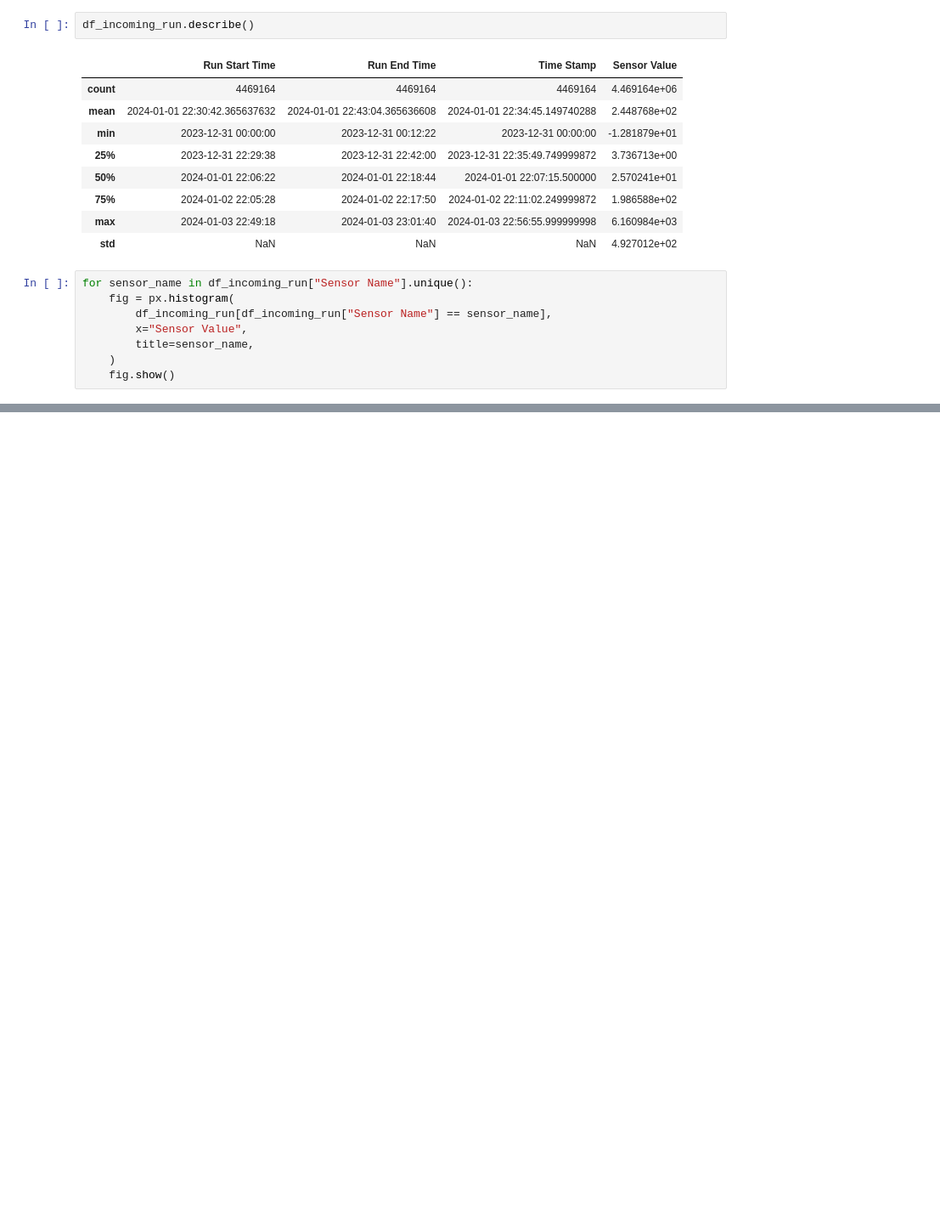
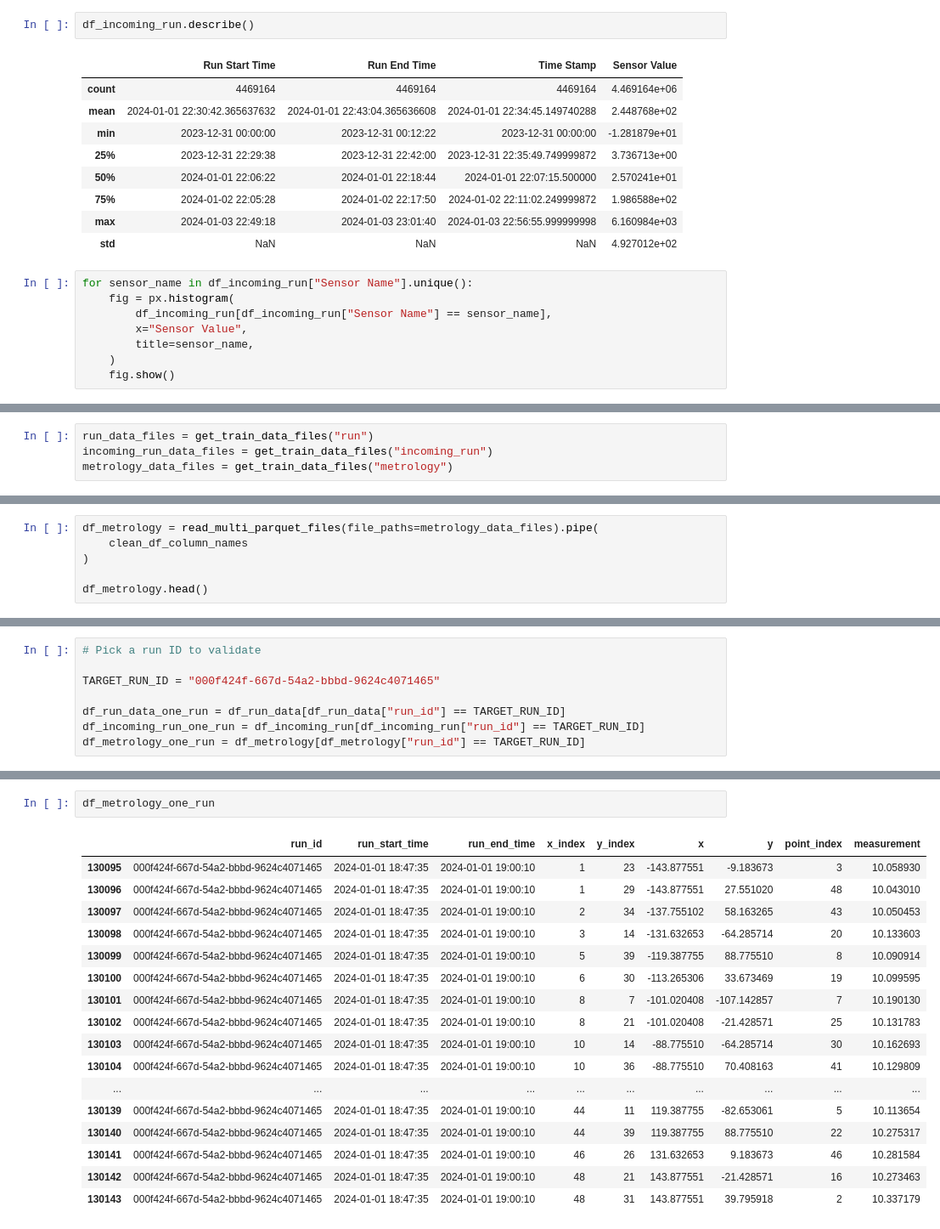
Before and after one commit to InsomaniacElf/Micron-AI-Challenge, a Jupyter notebook: 0_eda.ipynb, the cells around one changed output, grey strips where cells are left out. Shown at 85% size. Saved outputs shown, nothing was run; the diff lists cells and outputs as text; blank space fills up the shorter version.

```diff
--- a/0_eda.ipynb
+++ b/0_eda.ipynb
@@ -57,0 +68,4 @@ for sensor_name in df_incoming_run["Sensor Name"].unique():
+# %%
+run_data_files = get_train_data_files("run")
+incoming_run_data_files = get_train_data_files("incoming_run")
+metrology_data_files = get_train_data_files("metrology")
@@ -57,0 +98,6 @@ for sensor_name in df_incoming_run["Sensor Name"].unique():
+# %%
+df_metrology = read_multi_parquet_files(file_paths=metrology_data_files).pipe(
+    clean_df_column_names
+)
+
+df_metrology.head()
@@ -57,0 +115,8 @@ for sensor_name in df_incoming_run["Sensor Name"].unique():
+# %%
+# Pick a run ID to validate
+
+TARGET_RUN_ID = "000f424f-667d-54a2-bbbd-9624c4071465"
+
+df_run_data_one_run = df_run_data[df_run_data["run_id"] == TARGET_RUN_ID]
+df_incoming_run_one_run = df_incoming_run[df_incoming_run["run_id"] == TARGET_RUN_ID]
+df_metrology_one_run = df_metrology[df_metrology["run_id"] == TARGET_RUN_ID]
@@ -57,0 +155,20 @@ for sensor_name in df_incoming_run["Sensor Name"].unique():
+# %%
+df_metrology_one_run
+# %% [output]
+|  | run_id | run_start_time | run_end_time | x_index | y_index | x | y | point_index | measurement |
+| 130095 | 000f424f-667d-54a2-bbbd-9624c4071465 | 2024-01-01 18:47:35 | 2024-01-01 19:00:10 | 1 | 23 | -143.877551 | -9.183673 | 3 | 10.058930 |
+| 130096 | 000f424f-667d-54a2-bbbd-9624c4071465 | 2024-01-01 18:47:35 | 2024-01-01 19:00:10 | 1 | 29 | -143.877551 | 27.551020 | 48 | 10.043010 |
+| 130097 | 000f424f-667d-54a2-bbbd-9624c4071465 | 2024-01-01 18:47:35 | 2024-01-01 19:00:10 | 2 | 34 | -137.755102 | 58.163265 | 43 | 10.050453 |
+| 130098 | 000f424f-667d-54a2-bbbd-9624c4071465 | 2024-01-01 18:47:35 | 2024-01-01 19:00:10 | 3 | 14 | -131.632653 | -64.285714 | 20 | 10.133603 |
+| 130099 | 000f424f-667d-54a2-bbbd-9624c4071465 | 2024-01-01 18:47:35 | 2024-01-01 19:00:10 | 5 | 39 | -119.387755 | 88.775510 | 8 | 10.090914 |
+| 130100 | 000f424f-667d-54a2-bbbd-9624c4071465 | 2024-01-01 18:47:35 | 2024-01-01 19:00:10 | 6 | 30 | -113.265306 | 33.673469 | 19 | 10.099595 |
+| 130101 | 000f424f-667d-54a2-bbbd-9624c4071465 | 2024-01-01 18:47:35 | 2024-01-01 19:00:10 | 8 | 7 | -101.020408 | -107.142857 | 7 | 10.190130 |
+| 130102 | 000f424f-667d-54a2-bbbd-9624c4071465 | 2024-01-01 18:47:35 | 2024-01-01 19:00:10 | 8 | 21 | -101.020408 | -21.428571 | 25 | 10.131783 |
+| 130103 | 000f424f-667d-54a2-bbbd-9624c4071465 | 2024-01-01 18:47:35 | 2024-01-01 19:00:10 | 10 | 14 | -88.775510 | -64.285714 | 30 | 10.162693 |
+| 130104 | 000f424f-667d-54a2-bbbd-9624c4071465 | 2024-01-01 18:47:35 | 2024-01-01 19:00:10 | 10 | 36 | -88.775510 | 70.408163 | 41 | 10.129809 |
+| ... | ... | ... | ... | ... | ... | ... | ... | ... | ... |
+| 130139 | 000f424f-667d-54a2-bbbd-9624c4071465 | 2024-01-01 18:47:35 | 2024-01-01 19:00:10 | 44 | 11 | 119.387755 | -82.653061 | 5 | 10.113654 |
+| 130140 | 000f424f-667d-54a2-bbbd-9624c4071465 | 2024-01-01 18:47:35 | 2024-01-01 19:00:10 | 44 | 39 | 119.387755 | 88.775510 | 22 | 10.275317 |
+| 130141 | 000f424f-667d-54a2-bbbd-9624c4071465 | 2024-01-01 18:47:35 | 2024-01-01 19:00:10 | 46 | 26 | 131.632653 | 9.183673 | 46 | 10.281584 |
+| 130142 | 000f424f-667d-54a2-bbbd-9624c4071465 | 2024-01-01 18:47:35 | 2024-01-01 19:00:10 | 48 | 21 | 143.877551 | -21.428571 | 16 | 10.273463 |
+| 130143 | 000f424f-667d-54a2-bbbd-9624c4071465 | 2024-01-01 18:47:35 | 2024-01-01 19:00:10 | 48 | 31 | 143.877551 | 39.795918 | 2 | 10.337179 |
```
Also changed, not shown: parts of 10 cells of this notebook, 1 other file.
